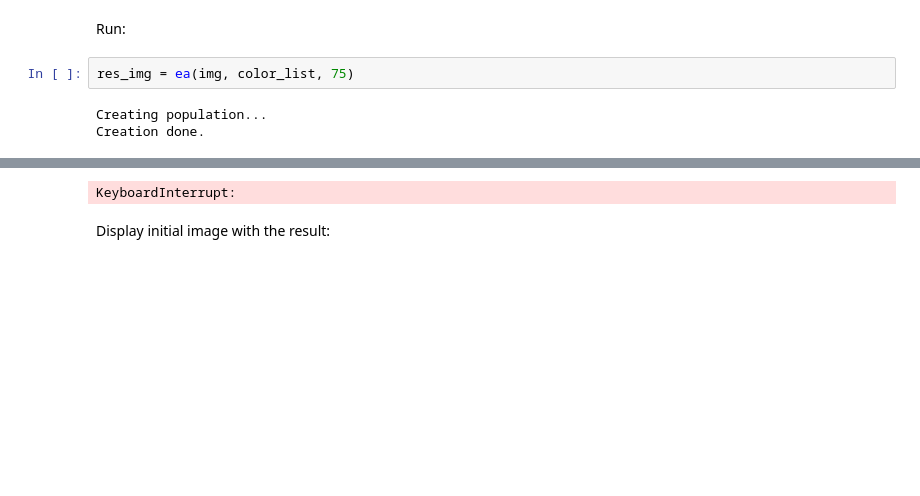
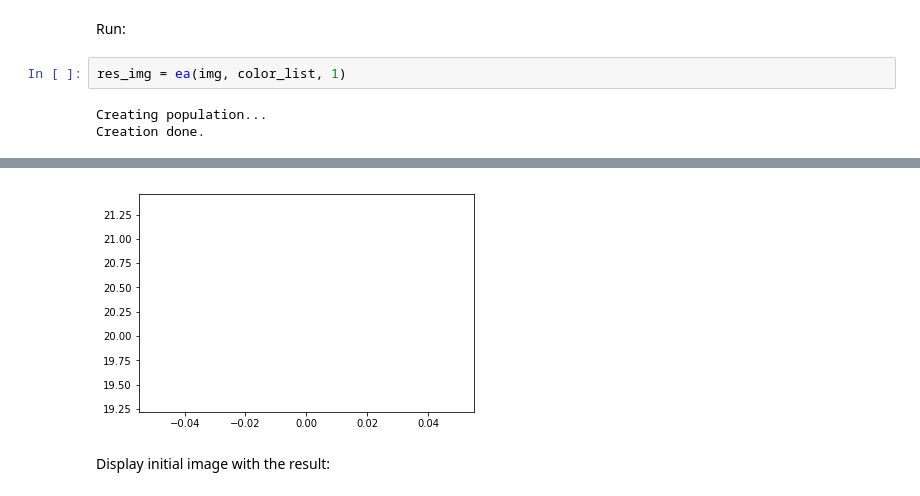
Before and after one commit to Genvekt/EA-for-picture-change, a Jupyter notebook: Evolutionary Algorithm for picture generation.ipynb, the cells around one changed output, grey strips where cells are left out. Cells and saved outputs as stored; diff of their text form; blank space fills up the shorter version.

```diff
--- a/Evolutionary Algorithm for picture generation.ipynb
+++ b/Evolutionary Algorithm for picture generation.ipynb
@@ -540,12 +542,12 @@ combinations = eval_combinations(total_pix, combinations_weights)
 # %% [markdown]
 Run:
 # %%
-res_img = ea(img, color_list, 75)
+res_img = ea(img, color_list, 1)
 # %% [output]
 Creating population...
 Creation done.
 [interactive output not drawn]
-KeyboardInterrupt:
+[figure, added]
 # %% [markdown]
 Display initial image with the result:
 # %%
```
Also changed, not shown: parts of 3 cells of this notebook, 10 other files.
